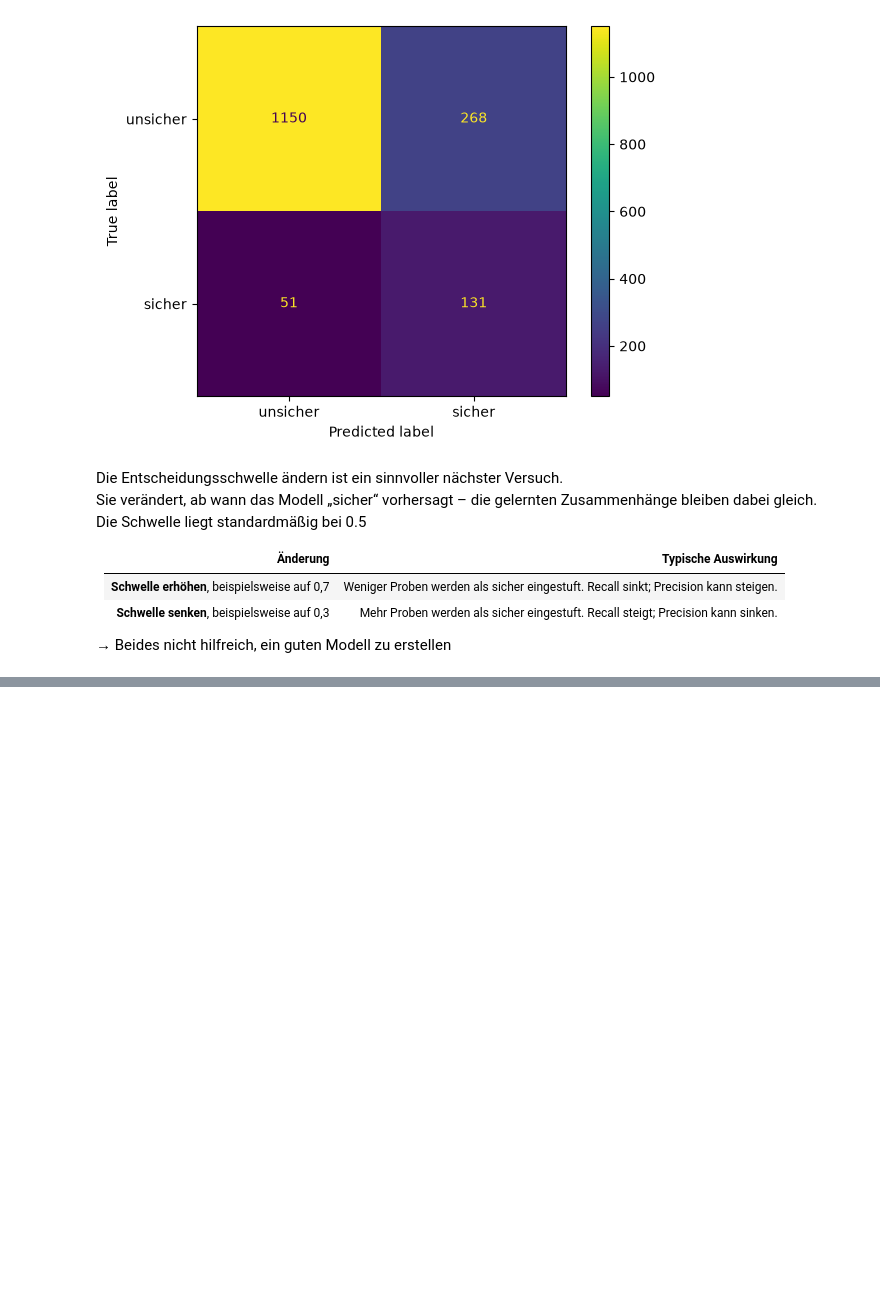
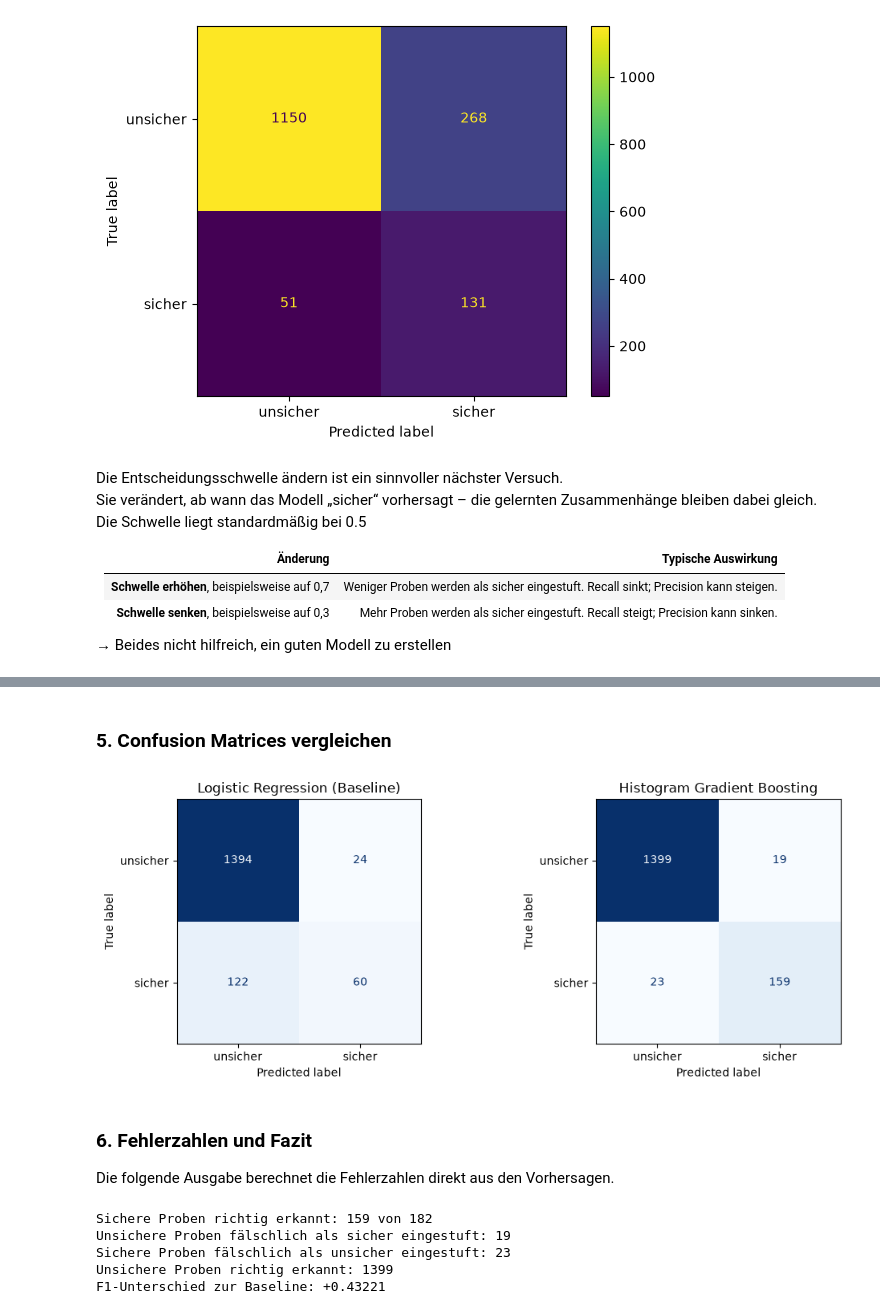
Before and after one commit to moma0900-sys/Basics_of_MLE-water-quality-classification, a Jupyter notebook: build_evaluate_tune_self.ipynb, the cells around one changed output, grey strips where cells are left out. Drawn from its saved outputs; the diff is of its cells as text; code cells hidden in the pictures; blank space fills up the shorter version.

```diff
--- a/build_evaluate_tune_self.ipynb
+++ b/build_evaluate_tune_self.ipynb
@@ -530,0 +572,14 @@ Ob sie bei den Daten besser funktionieren, muss geprüft werden.
+# %%
+hgb_params = {
+    "learning_rate": 0.1,
+    "max_iter": 200,
+    "max_leaf_nodes": 31,
+    "min_samples_leaf": 5,
+    "l2_regularization": 0.0,
+    "class_weight": "balanced",
+    "early_stopping": False,
+    "random_state": 42,
+}
+
+model_hgb = HistGradientBoostingClassifier(**hgb_params)
+print(model_hgb)
@@ -530,0 +631,7 @@ Ob sie bei den Daten besser funktionieren, muss geprüft werden.
+# %%
+model_hgb.fit(X_train, y_train)
+y_pred_hgb = model_hgb.predict(X_test)
+
+# Die Baseline-Vorhersagen für denselben aktuellen Testdatensatz abrufen.
+y_pred_baseline_hgb_comparison = pipeline.predict(X_test)
+print(f"Vorhersagen für {len(y_pred_hgb)} Testproben erstellt.")
@@ -530,0 +685,46 @@ Ob sie bei den Daten besser funktionieren, muss geprüft werden.
+# %% [markdown]
+### 5. Confusion Matrices vergleichen
+# %%
+fig_hgb, axes_hgb = plt.subplots(1, 2, figsize=(11, 4))
+
+for ax, title, predictions in [
+    (axes_hgb[0], "Logistic Regression (Baseline)", y_pred_baseline_hgb_comparison),
+    (axes_hgb[1], "Histogram Gradient Boosting", y_pred_hgb),
+]:
+    ConfusionMatrixDisplay.from_predictions(
+        y_test,
+        predictions,
+        labels=[False, True],
+        display_labels=["unsicher", "sicher"],
+        values_format="d",
+        cmap="Blues",
+        colorbar=False,
+        ax=ax,
+    )
+    ax.set_title(title)
+
+plt.tight_layout()
+plt.show()
+# %% [output]
+[figure, added]
+# %% [markdown]
+### 6. Fehlerzahlen und Fazit
+
+Die folgende Ausgabe berechnet die Fehlerzahlen direkt aus den Vorhersagen.
+# %%
+hgb_tn, hgb_fp, hgb_fn, hgb_tp = confusion_matrix(
+    y_test, y_pred_hgb, labels=[False, True]
+).ravel()
+
+print(f"Sichere Proben richtig erkannt: {hgb_tp} von {hgb_tp + hgb_fn}")
+print(f"Unsichere Proben fälschlich als sicher eingestuft: {hgb_fp}")
+print(f"Sichere Proben fälschlich als unsicher eingestuft: {hgb_fn}")
+print(f"Unsichere Proben richtig erkannt: {hgb_tn}")
+print(f"F1-Unterschied zur Baseline: "
+      f"{f1_score(y_test, y_pred_hgb) - f1_score(y_test, y_pred_baseline_hgb_comparison):+.5f}")
+# %% [output]
+Sichere Proben richtig erkannt: 159 von 182
+Unsichere Proben fälschlich als sicher eingestuft: 19
+Sichere Proben fälschlich als unsicher eingestuft: 23
+Unsichere Proben richtig erkannt: 1399
+F1-Unterschied zur Baseline: +0.43221
```
Also changed, not shown: parts of 12 cells of this notebook.
